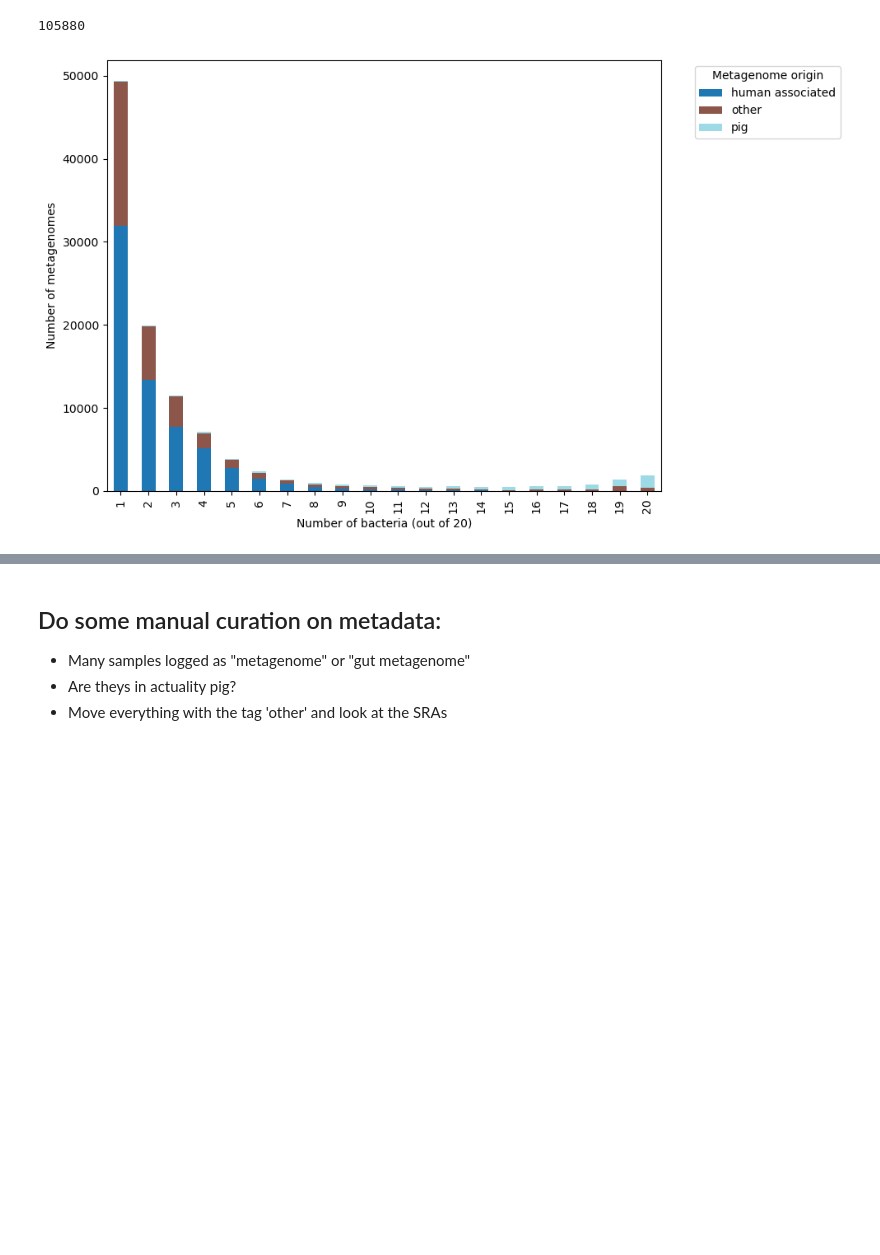
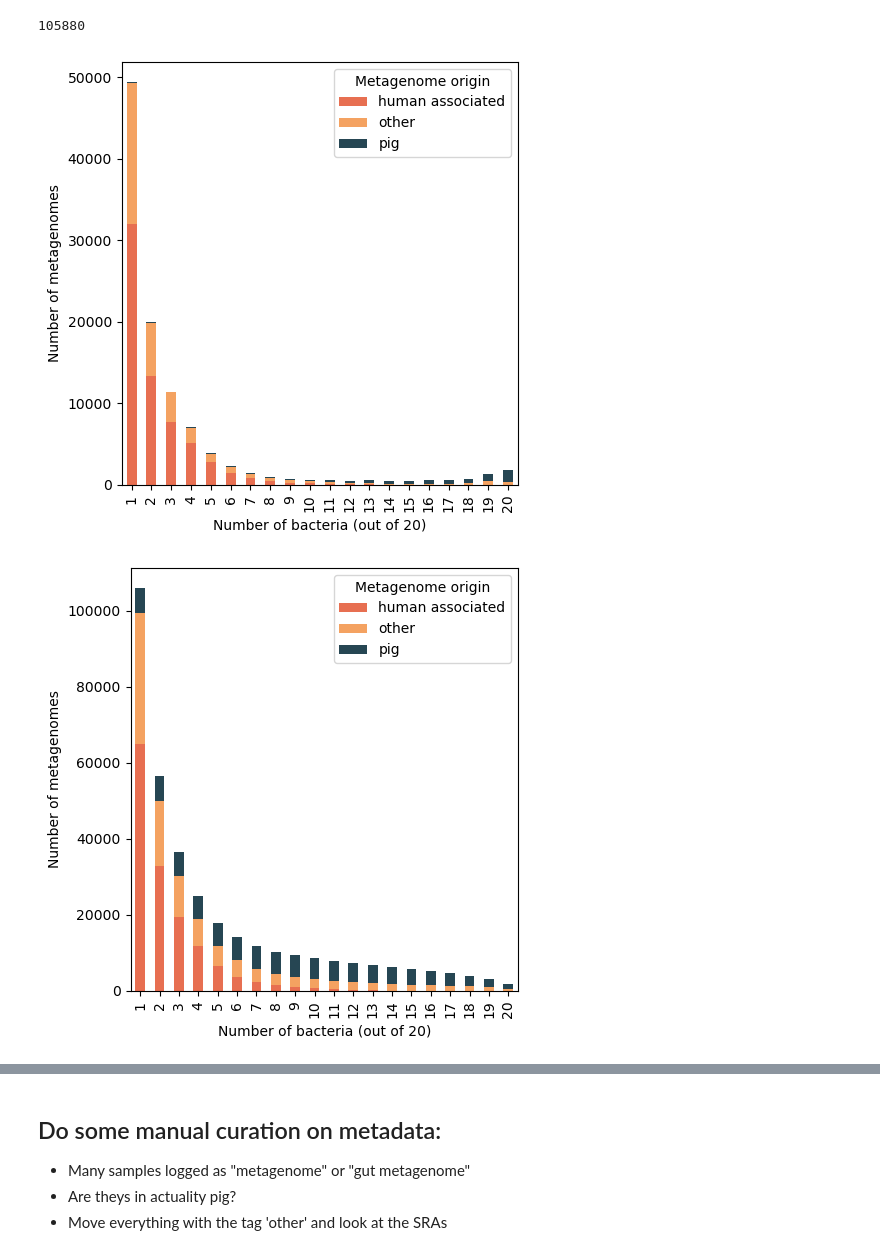
Before and after one commit to AnneliektH/2025-pig-corespp, a Jupyter notebook: workflow/notebooks/251111_process_bw.ipynb, the cells around one changed output, grey strips where cells are left out. Drawn from its saved outputs; the diff is of its cells as text; code cells hidden in the pictures; blank space fills up the shorter version.

Commit message:
chance graph colors, add cumulative graph

```diff
--- a/workflow/notebooks/251111_process_bw.ipynb
+++ b/workflow/notebooks/251111_process_bw.ipynb
@@ -56,31 +60,37 @@ df_pivot['broad_cat'] = df_pivot['organism'].apply(get_broad_cat_simple)
 # %%
-numeric_cols = df_pivot.select_dtypes(include='number').columns.tolist()
-df_grouped = df_pivot.groupby('broad_cat')[numeric_cols].sum().reset_index()
-species_cols = [str(i) for i in range(1, 15)]
+def group_for_plot(df):
+    numeric_cols = df.select_dtypes(include='number').columns.tolist()
+    df_grouped = df.groupby('broad_cat')[numeric_cols].sum().reset_index()
+    df_cumulative = df_grouped.copy()
+    df_cumulative[numeric_cols] = df_cumulative[numeric_cols].iloc[:, ::-1].cumsum(axis=1).iloc[:, ::-1]
+    return df_grouped, df_cumulative
+# %%
+df_ind, df_cm = group_for_plot(dfp)
+# %%
+# colormap plotting
+colors = {
+    'pig': '#264653',
+    'human associated': '#e76f51',
+    'other': '#f4a261',
+    'pig/other': '#2a9d8f',
+    'pig-associated': '#e9c46a'
+    }
 # %%
 def plot_cat(df):
     numeric_cols = df.select_dtypes(include='number').columns.tolist()
     df_abs = df.set_index('broad_cat')[numeric_cols]
-    ax = df_abs.T.plot(kind='bar', stacked=True, figsize=(10,6), colormap='tab20')
+    ax = df_abs.T.plot(kind='bar', stacked=True, figsize=(5,5), color=[colors[c] for c in df_abs.index])
     ax.set_ylabel('Number of metagenomes')
     ax.set_xlabel('Number of bacteria (out of 20)')
-    plt.legend(title='Metagenome origin', bbox_to_anchor=(1.05, 1), loc='upper left')
+    plt.legend(title='Metagenome origin', loc='upper right')
     plt.tight_layout()
 # %%
-# # make chart with absolute numbers
-# numeric_cols = df_grouped.select_dtypes(include='number').columns.tolist()
-
-# df_abs = df_grouped.set_index('broad_cat')[numeric_cols]
-# ax = df_abs.T.plot(kind='bar', stacked=True, figsize=(10,6), colormap='tab20')
-# ax.set_ylabel('Number of metagenomes')
-# ax.set_xlabel('Number of bacteria (out of 20)')
-
-# plt.legend(title='Metagenome origin', bbox_to_anchor=(1.05, 1), loc='upper left')
-# #plt.yscale('log')
-# plt.tight_layout()
-plot_cat(df_grouped)
+# make chart with absolute numbers
+plot_cat(df_ind)
+plot_cat(df_cm)
 # %% [output]
-[figure, old version]
+[figure, new version]
+[figure, added]
 # %%
 def plot_cat_percent(df):
     df_norm = df.set_index('broad_cat')[numeric_cols].div(df[numeric_cols].sum(axis=0), axis=1) * 100
```
Also changed, not shown: parts of 26 cells of this notebook, 1 other file.
